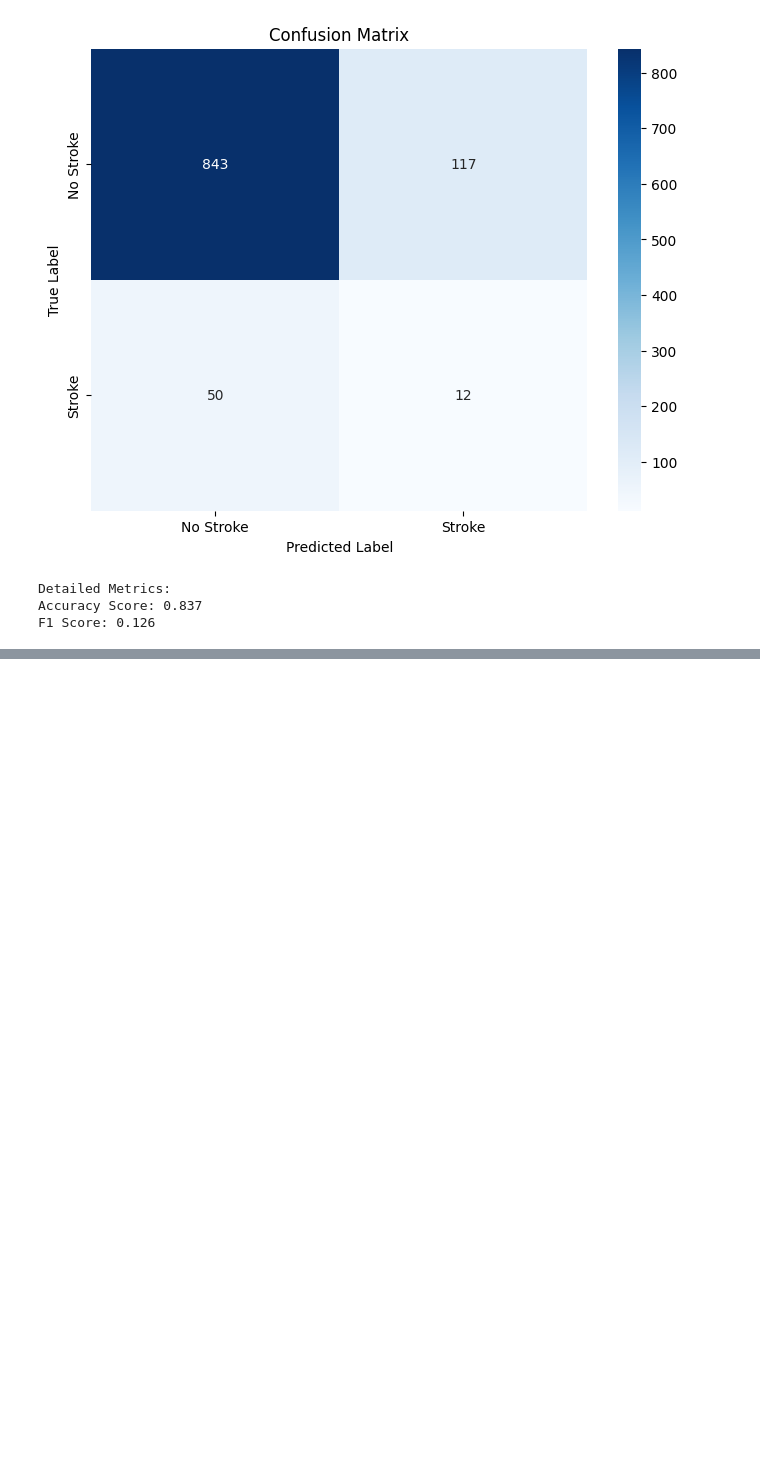
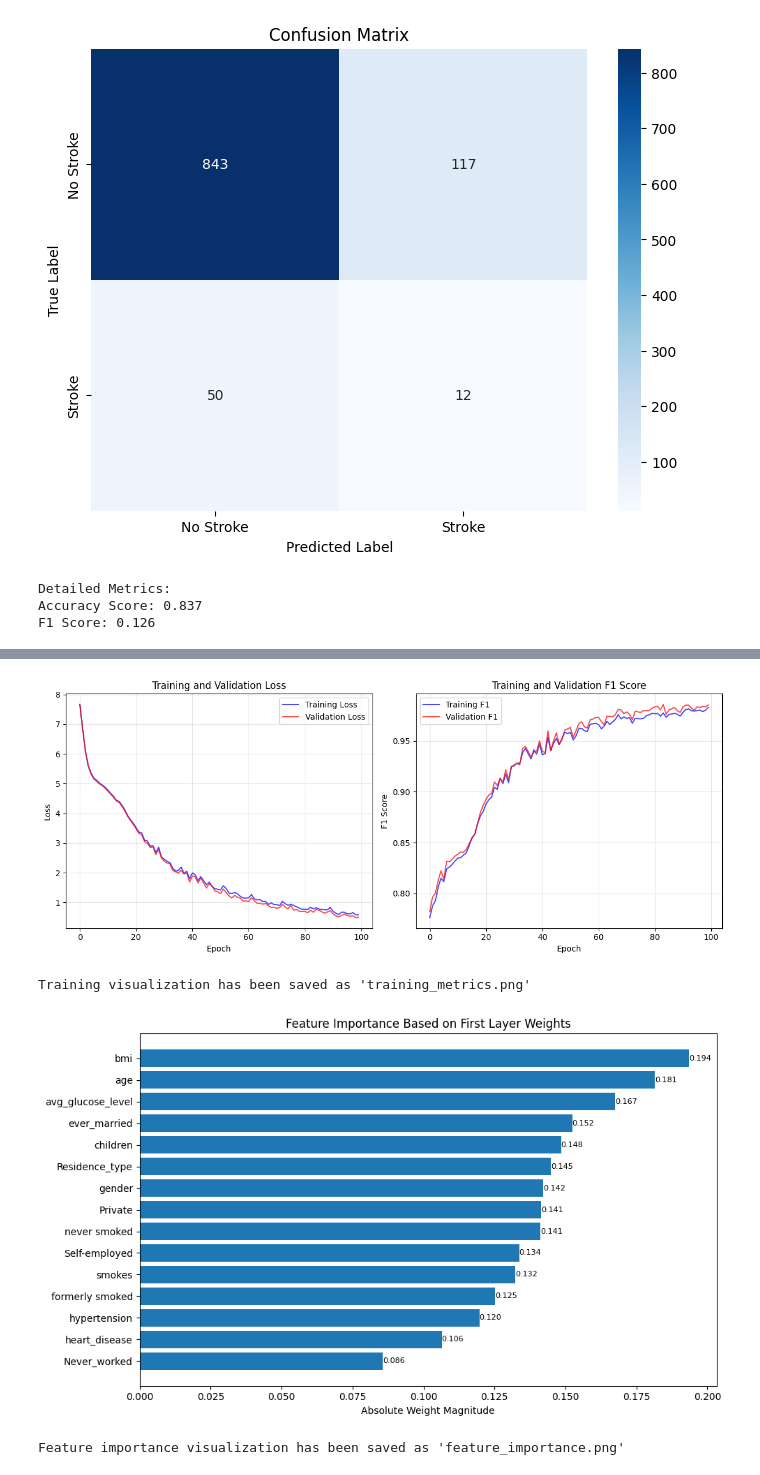
Before and after one commit to Eskdagoat/StrokePrediction, a Jupyter notebook: code/Stroke_preditction.ipynb, the cells around one changed output, grey strips where cells are left out. Saved outputs shown, nothing was run; the diff lists cells and outputs as text; code cells hidden in the pictures; blank space fills up the shorter version.

```diff
--- a/code/Stroke_preditction.ipynb
+++ b/code/Stroke_preditction.ipynb
@@ -415,0 +614,73 @@ F1 Score: 0.126
+# %%
+# Add visualization after training
+plt.figure(figsize=(12, 5))
+
+# Plot losses
+plt.subplot(1, 2, 1)
+plt.plot(train_losses, label='Training Loss', color='blue', alpha=0.7)
+plt.plot(val_losses, label='Validation Loss', color='red', alpha=0.7)
+plt.title('Training and Validation Loss')
+plt.xlabel('Epoch')
+plt.ylabel('Loss')
+plt.legend()
+plt.grid(True, alpha=0.3)
+
+# Plot F1 scores
+plt.subplot(1, 2, 2)
+plt.plot(train_f1s, label='Training F1', color='blue', alpha=0.7)
+plt.plot(val_f1s, label='Validation F1', color='red', alpha=0.7)
+plt.title('Training and Validation F1 Score')
+plt.xlabel('Epoch')
+plt.ylabel('F1 Score')
+plt.legend()
+plt.grid(True, alpha=0.3)
+
+plt.tight_layout()
+plt.savefig('training_metrics.png', dpi=300, bbox_inches='tight')
+plt.show()  # This will display the plot in addition to saving it
+
+print("\nTraining visualization has been saved as 'training_metrics.png'")
+
+# Add feature importance visualization
+def plot_feature_importance(model, feature_names):
+    # Get the weights from the first layer
+    first_layer_weights = abs(model.input_layer[0].weight.data.cpu().numpy())
+
+    # Calculate importance scores (mean absolute weight for each feature)
+    importance_scores = np.mean(first_layer_weights, axis=0)
+
+    # Create feature importance DataFrame
+    feature_importance = pd.DataFrame({
+        'Feature': feature_names,
+        'Importance': importance_scores
+    })
+
+    # Sort by importance
+    feature_importance = feature_importance.sort_values('Importance', ascending=True)
+
+    # Plot
+    plt.figure(figsize=(10, 6))
+    bars = plt.barh(range(len(feature_importance)), feature_importance['Importance'])
+    plt.yticks(range(len(feature_importance)), feature_importance['Feature'])
+    plt.xlabel('Absolute Weight Magnitude')
+    plt.title('Feature Importance Based on First Layer Weights')
+
+    # Add value labels on the bars
+    for bar in bars:
+        width = bar.get_width()
+        plt.text(width, bar.get_y() + bar.get_height()/2,
+                f'{width:.3f}',
+                ha='left', va='center', fontsize=8)
+
+    plt.tight_layout()
+    plt.savefig('feature_importance.png', dpi=300, bbox_inches='tight')
+    plt.show()
+
+# Call the function after training
+plot_feature_importance(model, features)
+print("\nFeature importance visualization has been saved as 'feature_importance.png'")
+# %% [output]
+[figure, added]
+Training visualization has been saved as 'training_metrics.png'
+[figure, added]
+Feature importance visualization has been saved as 'feature_importance.png'
```
Also changed, not shown: parts of 5 cells of this notebook, 3 other files.
